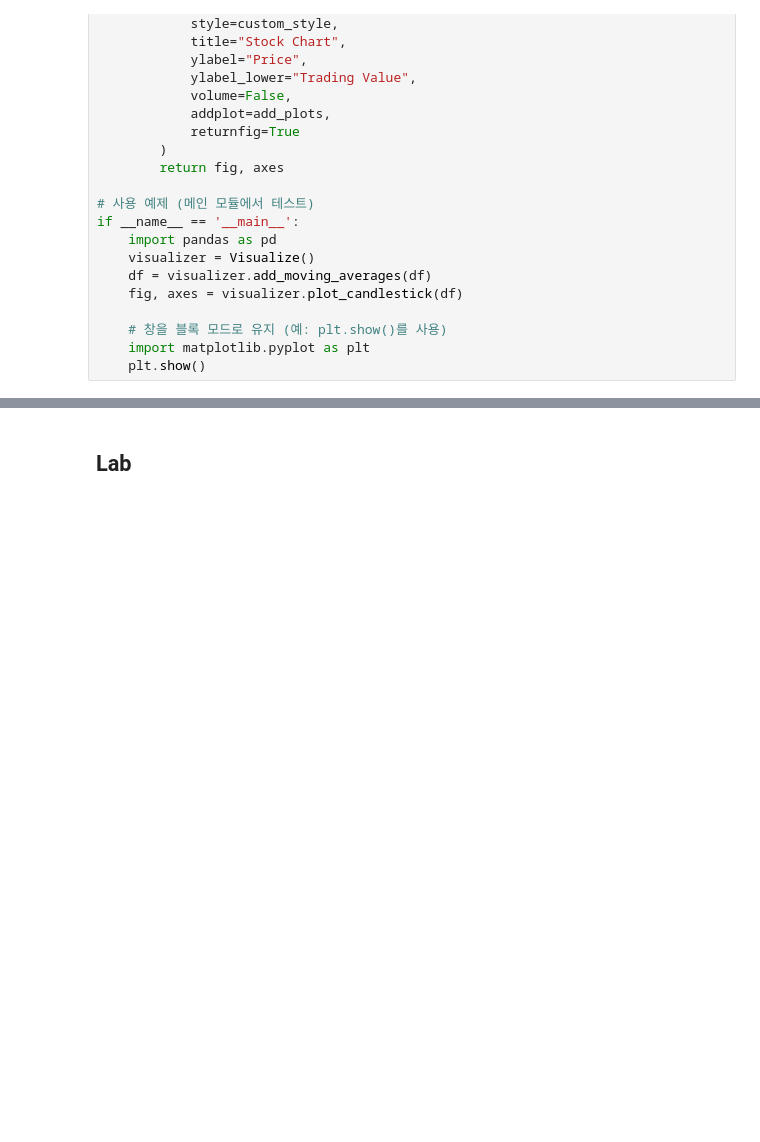
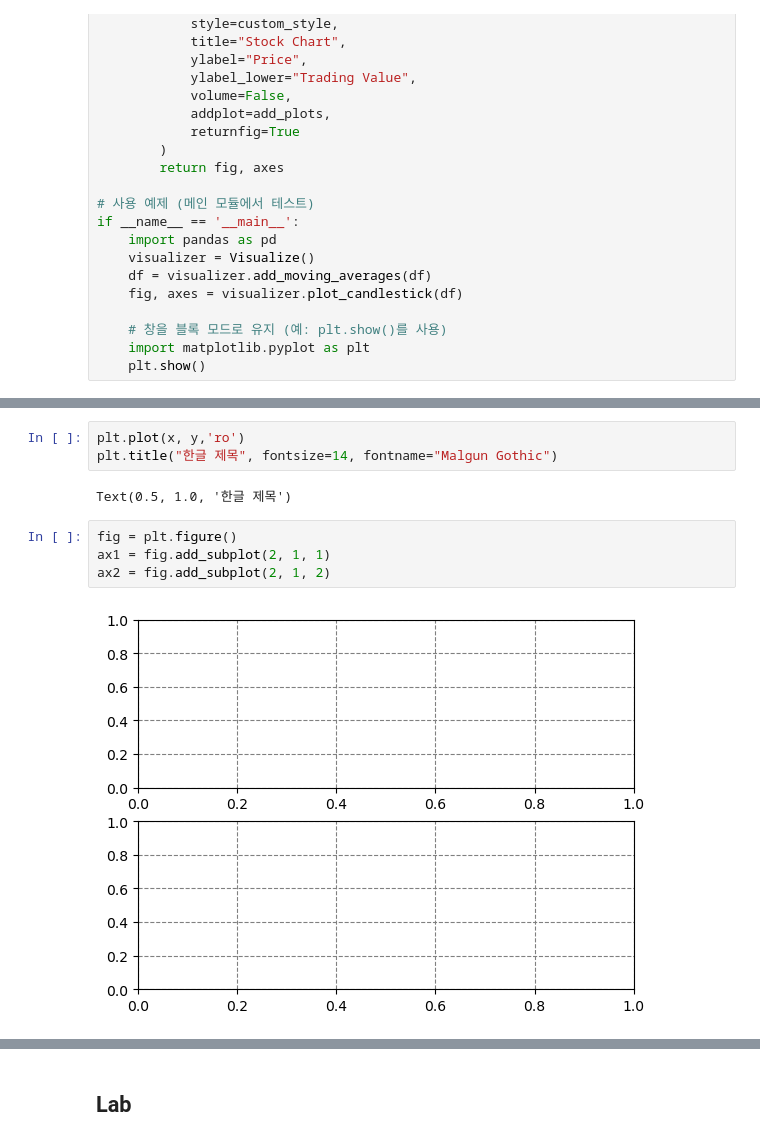
Before and after one commit to LiberSlave/trading, a Jupyter notebook: Excel/lab.ipynb, the cells around one changed output, grey strips where cells are left out. Drawn from its saved outputs; the diff is of its cells as text; blank space fills up the shorter version.

```diff
--- a/Excel/lab.ipynb
+++ b/Excel/lab.ipynb
@@ -1668,0 +1706,11 @@ if __name__ == '__main__':
+# %%
+plt.plot(x, y,'ro')
+plt.title("한글 제목", fontsize=14, fontname="Malgun Gothic")
+# %% [output]
+Text(0.5, 1.0, '한글 제목')
+# %%
+fig = plt.figure()
+ax1 = fig.add_subplot(2, 1, 1)
+ax2 = fig.add_subplot(2, 1, 2)
+# %% [output]
+[figure, added]
```
Also changed, not shown: parts of 16 cells of this notebook, 2 other files.
